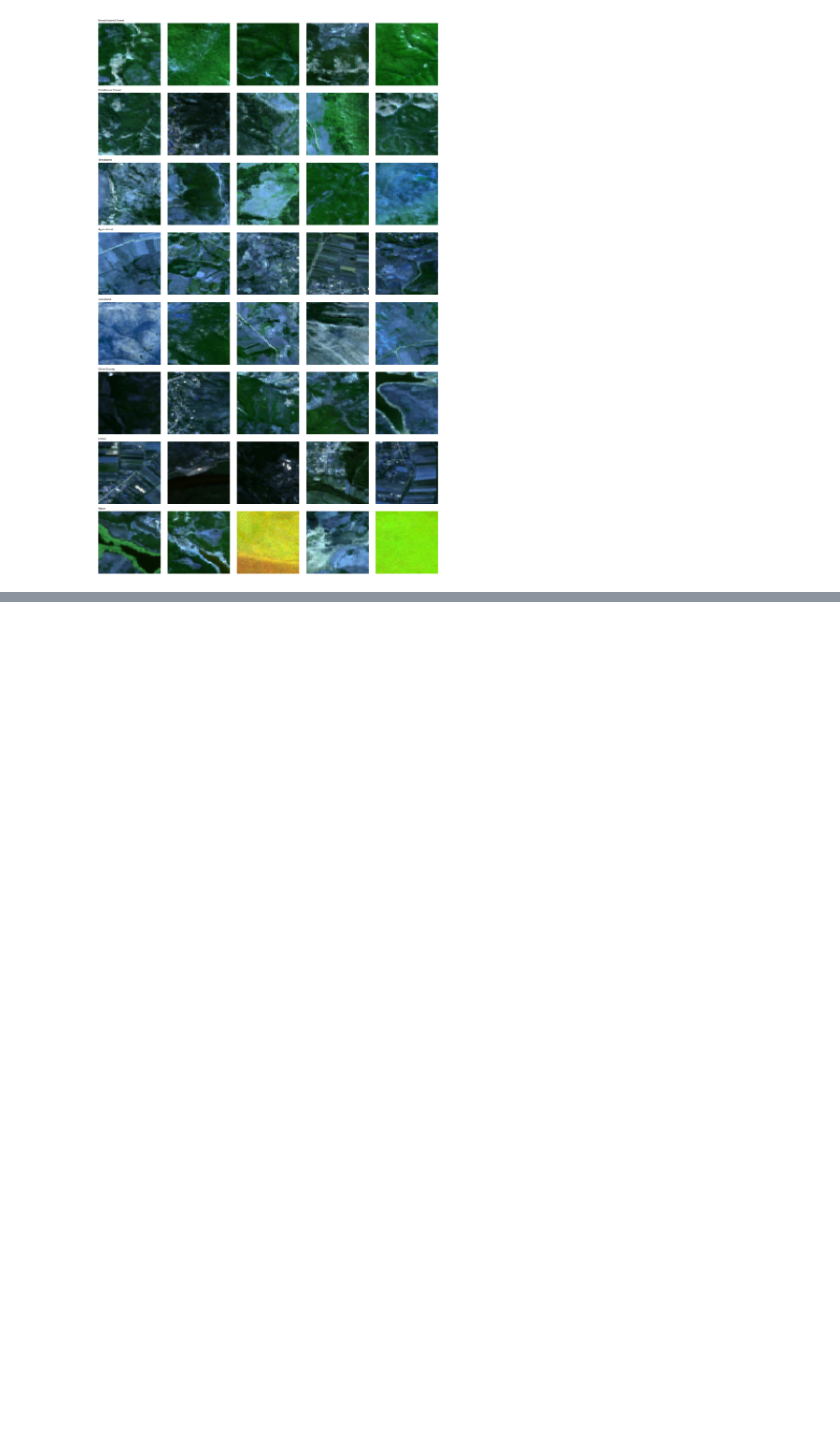
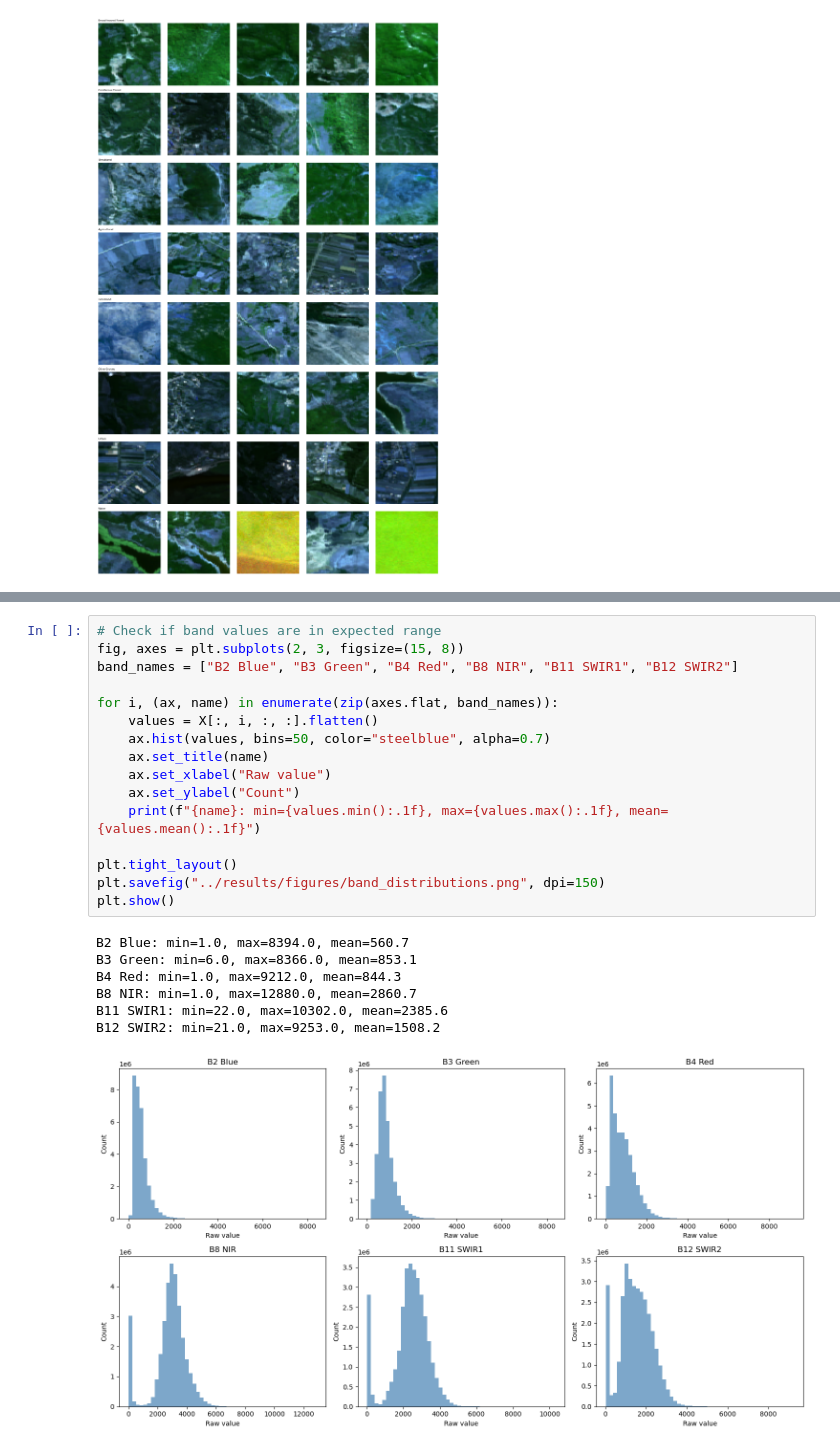
Before and after one commit to virvihuta/AlbaniaSAT, a Jupyter notebook: notebooks/albaniasat.ipynb, the cells around one changed output, grey strips where cells are left out. Cells and saved outputs as stored; diff of their text form; blank space fills up the shorter version.

Commit message:
checking for errors in data

```diff
--- a/notebooks/albaniasat.ipynb
+++ b/notebooks/albaniasat.ipynb
@@ -348,0 +382,24 @@ plt.show()
+# %%
+# Check if band values are in expected range
+fig, axes = plt.subplots(2, 3, figsize=(15, 8))
+band_names = ["B2 Blue", "B3 Green", "B4 Red", "B8 NIR", "B11 SWIR1", "B12 SWIR2"]
+
+for i, (ax, name) in enumerate(zip(axes.flat, band_names)):
+    values = X[:, i, :, :].flatten()
+    ax.hist(values, bins=50, color="steelblue", alpha=0.7)
+    ax.set_title(name)
+    ax.set_xlabel("Raw value")
+    ax.set_ylabel("Count")
+    print(f"{name}: min={values.min():.1f}, max={values.max():.1f}, mean={values.mean():.1f}")
+
+plt.tight_layout()
+plt.savefig("../results/figures/band_distributions.png", dpi=150)
+plt.show()
+# %% [output]
+B2 Blue: min=1.0, max=8394.0, mean=560.7
+B3 Green: min=6.0, max=8366.0, mean=853.1
+B4 Red: min=1.0, max=9212.0, mean=844.3
+B8 NIR: min=1.0, max=12880.0, mean=2860.7
+B11 SWIR1: min=22.0, max=10302.0, mean=2385.6
+B12 SWIR2: min=21.0, max=9253.0, mean=1508.2
+[figure, added]
```
Also changed, not shown: parts of 4 cells of this notebook, 3 other files.
